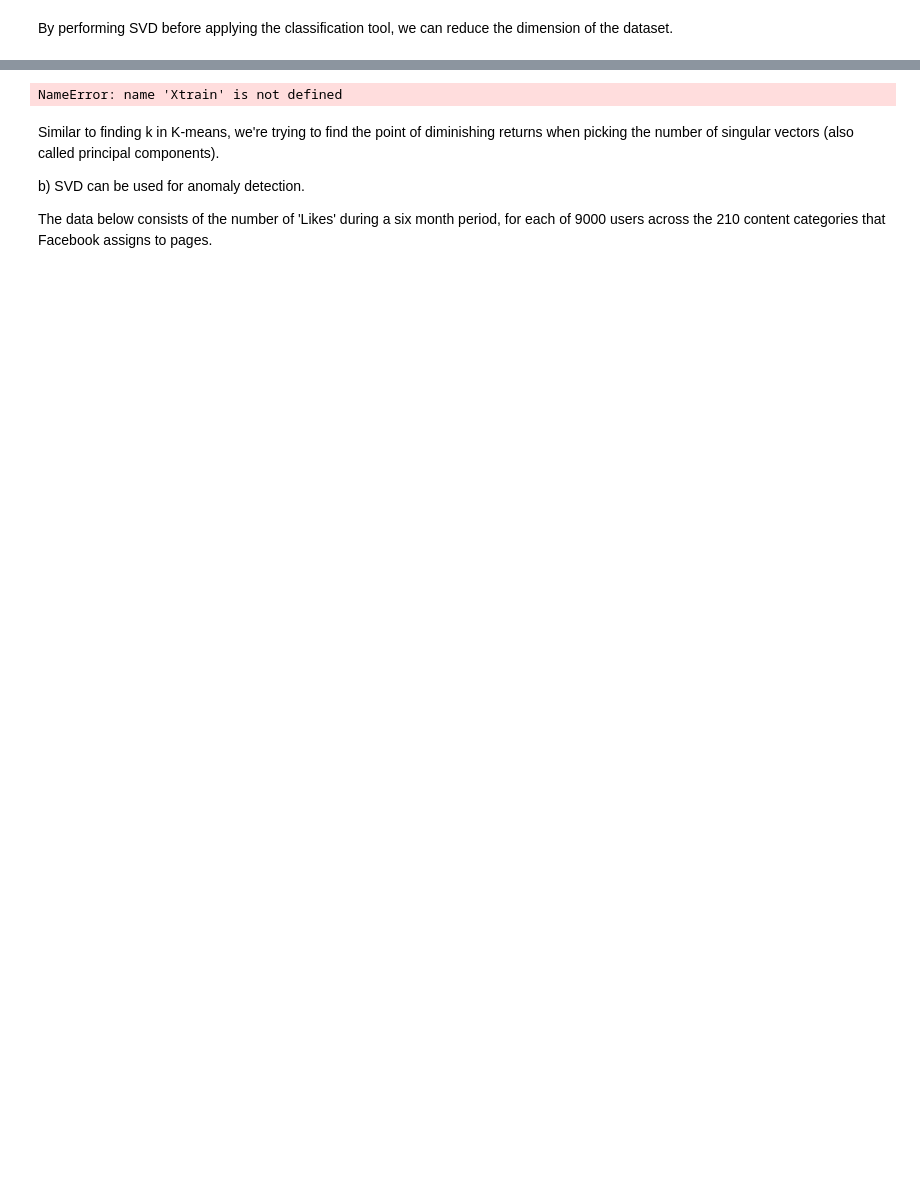
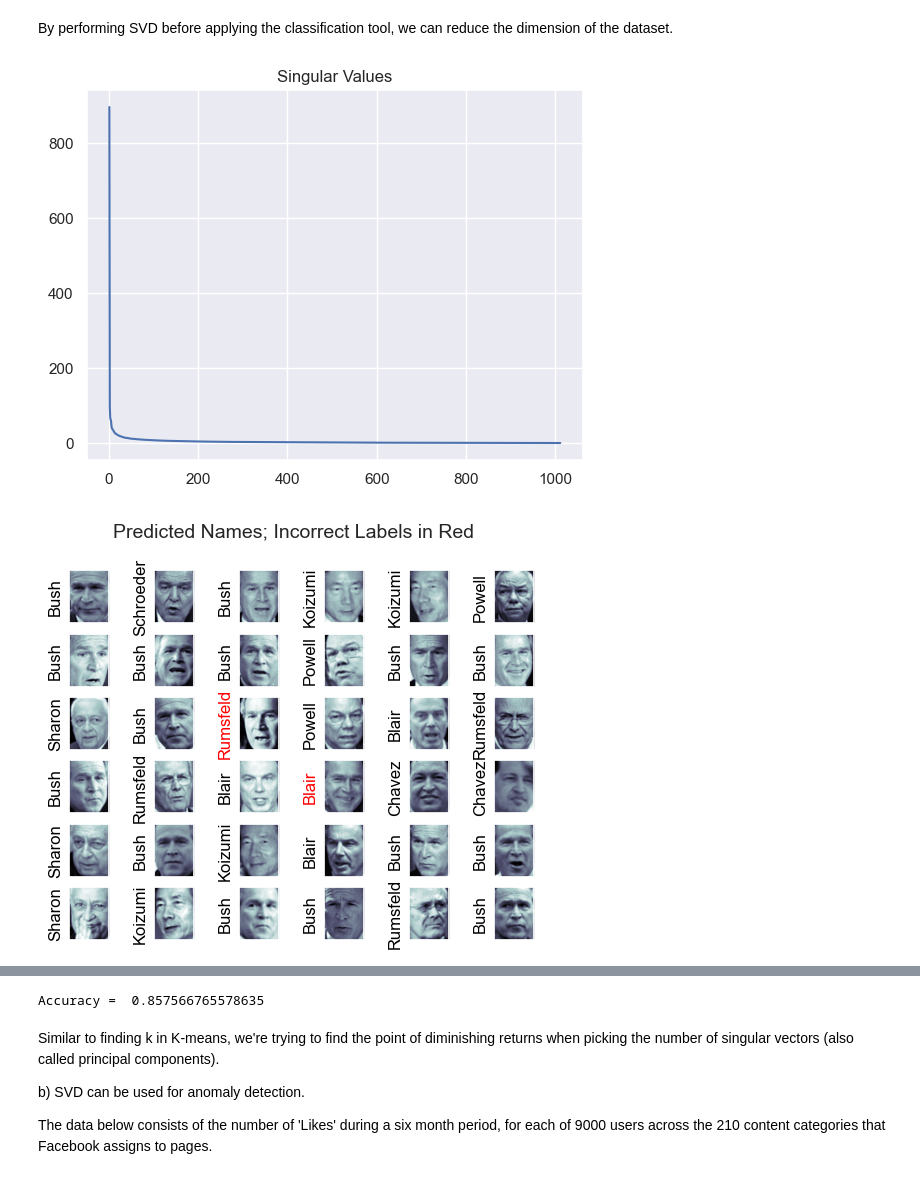
Before and after one commit to MariaEusseHenao/Worksheets506, a Jupyter notebook: worksheet_10.ipynb, the cells around one changed output, grey strips where cells are left out. Drawn from its saved outputs; the diff is of its cells as text; code cells hidden in the pictures; blank space fills up the shorter version.

```diff
--- a/worksheet_10.ipynb
+++ b/worksheet_10.ipynb
@@ -211,31 +215,33 @@ By performing SVD before applying the classification tool, we can reduce the dim
 _, s, _ = np.linalg.svd(Xtrain, full_matrices=False)
 plt.plot(range(1,len(s)+1),s)
 plt.title("Singular Values")
 plt.show()
 
 # extract principal components
-pca = PCA(n_components=..., whiten=True)
+pca = PCA(n_components=150, whiten=True)
 svc = SVC(kernel='rbf', class_weight='balanced', C=5, gamma=0.001)
 svcpca = make_pipeline(pca, svc)
 model = svcpca.fit(Xtrain, ytrain)
 yfit = model.predict(Xtest)
 
 fig, ax = plt.subplots(6, 6)
 for i, axi in enumerate(ax.flat):
     axi.imshow(Xtest[i].reshape(62, 47), cmap='bone')
     axi.set(xticks=[], yticks=[])
     axi.set_ylabel(faces.target_names[yfit[i]].split()[-1],
                    color='black' if yfit[i] == ytest[i] else 'red')
 fig.suptitle('Predicted Names; Incorrect Labels in Red', size=14)
 plt.show()
 
 mat = confusion_matrix(ytest, yfit)
 sns.heatmap(mat.T, square=True, annot=True, fmt='d', cbar=False,
             xticklabels=faces.target_names,
             yticklabels=faces.target_names)
 plt.xlabel('true label')
 plt.ylabel('predicted label')
 plt.show()
 
 print("Accuracy = ", accuracy_score(ytest, yfit))
 # %% [output]
+[figure, added]
+[figure, added]
@@ -242,4 +249,4 @@ print("Accuracy = ", accuracy_score(ytest, yfit))
-NameError: name 'Xtrain' is not defined
+Accuracy =  0.857566765578635
 # %% [markdown]
 Similar to finding k in K-means, we're trying to find the point of diminishing returns when picking the number of singular vectors (also called principal components).
 
```
Also changed, not shown: parts of 14 cells of this notebook.
